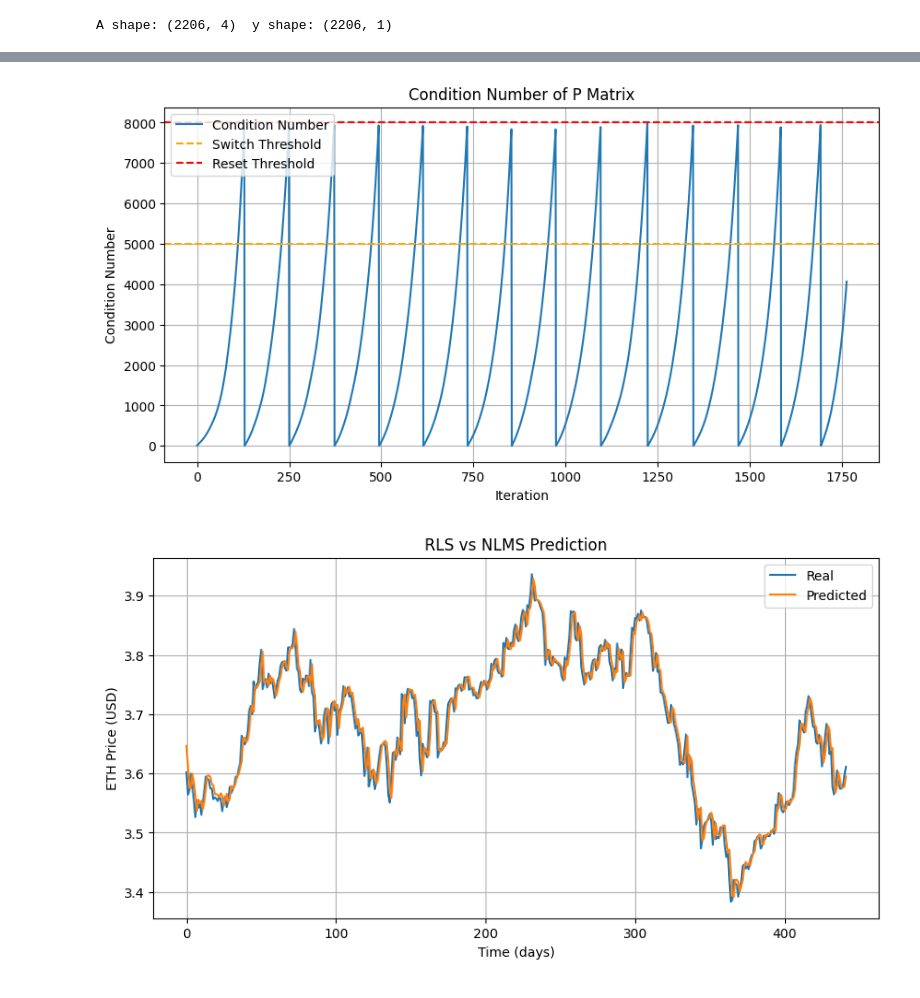
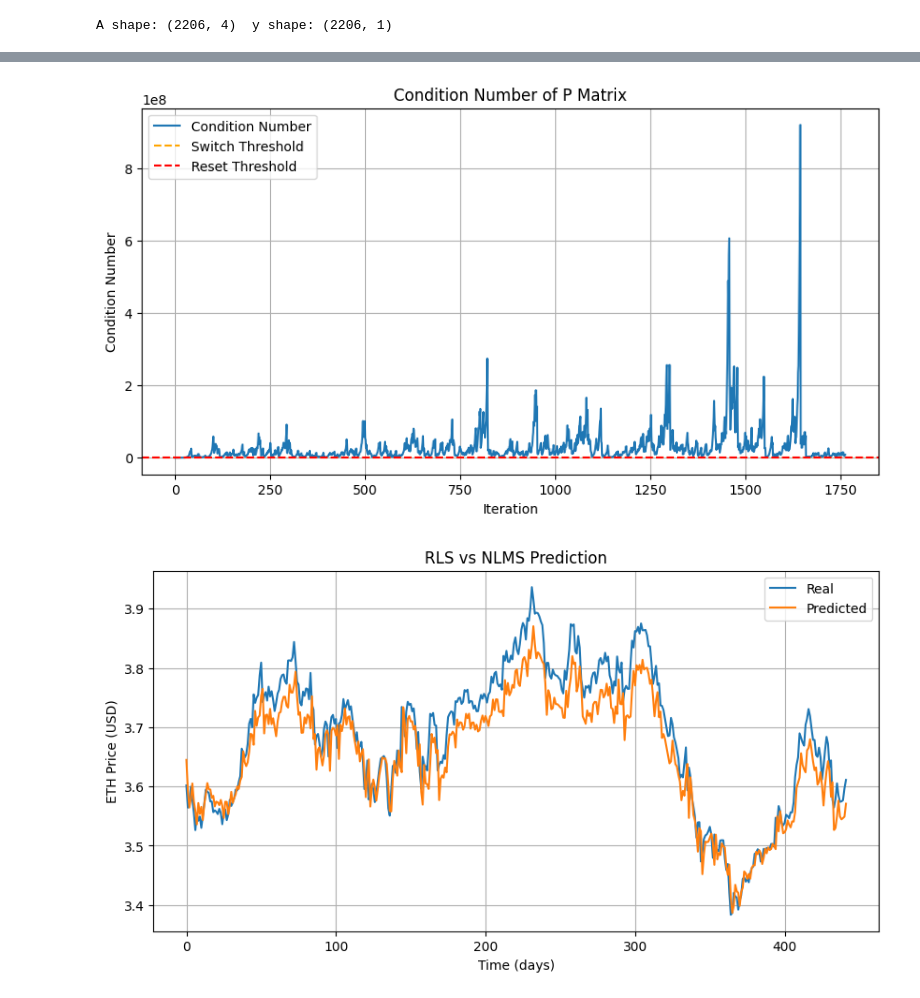
Before and after one commit to mchen920329/Paper, a Jupyter notebook: Paper_hourly_function.ipynb, the cells around one changed output, grey strips where cells are left out. Cells and saved outputs as stored; diff of their text form; code cells hidden in the pictures.

```diff
--- a/Paper_hourly_function.ipynb
+++ b/Paper_hourly_function.ipynb
@@ -94,19 +94,23 @@ A_train, A_test = A[:split_idx], A[split_idx:]
 y_train, y_test = y[:split_idx], y[split_idx:]
 
 # ==== 初始化 ====
-beta = 0.98
+beta = 0.7
 eta = 0.1
-cond_thresh_switch = 5000     # 切换到 NLMS
-cond_thresh_reset = 8000  # P 重置条件
+cond_thresh_switch = 30     # 切换到 NLMS
+cond_thresh_reset = 1000  # P 重置条件
 
+enable_switch = False  # 是否启用切换Hybrid逻辑
 use_nlms = False
 cond_list = []
 mode_list = []
 
 P = np.identity(A_train.shape[1])
+P_reset = np.identity(A_train.shape[1])
 theta_rls = np.zeros((A_train.shape[1], 1))   # RLS 参数
 theta_nlms = np.zeros((A_train.shape[1], 1))  # NLMS 参数
-theta = theta_rls.copy()  # 当前主预测器参数
+theta = np.zeros((A_train.shape[1], 1))  # 当前主预测器参数
+
+theta_list = []
 
 # ==== 循环 ====
 for i, (row, y_t) in enumerate(zip(A_train, y_train.flatten())):
@@ -116,31 +120,38 @@ for i, (row, y_t) in enumerate(zip(A_train, y_train.flatten())):
     theta_rls, P = weighted_rls_step(theta_rls, P, row, y_t, beta)
     cond_num = np.linalg.cond(P)
 
-    # ---- 检查 P 是否需要重置 ----
-    if cond_num > cond_thresh_reset:
-        print(f"⚠ Step {i}: 条件数 {cond_num:.2f} > {cond_thresh_reset}，重置 P")
-        P = np.identity(P.shape[0])
-        cond_num = 1.0  # 重置后条件数
+    if enable_switch:
+        # ---- 检查 P 是否需要重置 ----
+        if cond_num > cond_thresh_reset:
+            print(f"⚠ Step {i}: 条件数 {cond_num:.2f} > {cond_thresh_reset}，重置 P")
+            P = P_reset
+            cond_num = 1.0  # 重置后条件数
 
-    # ---- 切换逻辑 ----
-    if not use_nlms and cond_num > cond_thresh_switch:
-        print(f"⚠ Step {i}: 条件数 {cond_num:.2f} > {cond_thresh_switch}，切到 NLMS")
-        use_nlms = True
+        # ---- 切换逻辑 ----
+        if not use_nlms and cond_num > cond_thresh_switch:
+            print(f"⚠ Step {i}: 条件数 {cond_num:.2f} > {cond_thresh_switch}，切到 NLMS")
+            use_nlms = True
 
-    elif use_nlms and cond_num < cond_thresh_switch:
-        print(f"ℹ Step {i}: 条件数 {cond_num:.2f} < {cond_thresh_switch}，切回 RLS")
-        use_nlms = False
+        elif use_nlms and cond_num < cond_thresh_switch:
+            print(f"ℹ Step {i}: 条件数 {cond_num:.2f} < {cond_thresh_switch}，切回 RLS")
+            use_nlms = False
 
-    # ---- 主预测器更新 ----
-    if use_nlms:
-        theta_nlms = nlms_step(theta_nlms, row, y_t, eta)
-        theta = theta_nlms
-        mode_list.append("NLMS")
+        # ---- 主预测器更新 ----
+        if use_nlms:
+            theta_nlms = nlms_step(theta_nlms, row, y_t, eta)
+            theta = theta_nlms
+            mode_list.append("NLMS")
+        else:
+            theta = theta_rls
+            mode_list.append("RLS")
+
     else:
+        # 如果不启用切换逻辑，始终使用 RLS
         theta = theta_rls
         mode_list.append("RLS")
 
     cond_list.append(cond_num)
+    theta_list.append(theta.flatten())
 
 # ==== 测试集预测 ====
 y_pred_test = A_test @ theta
@@ -172,4 +183,16 @@ plt.ylabel('ETH Price (USD)')
 plt.legend()
 plt.grid(True)
 plt.show()
+
+# Plot theta evolution
+import matplotlib.pyplot as plt
+theta_array = np.array(theta_list)
+plt.figure(figsize=(10, 5))
+plt.plot(theta_array)
+plt.title("Theta Evolution")
+plt.xlabel("Iteration")
+plt.ylabel("Theta Values")
+plt.legend([f"Theta {i+1}" for i in range(theta_array.shape[1])])
+plt.grid(True)
+plt.show()
 # %% [output]
@@ -193,2 +201,2 @@ R²   : 0.9616
-[figure, old version]
+[figure, new version]
-[figure, old version]
+[figure, new version]
```
Also changed, not shown: parts of 1 cell of this notebook, 1 other file.
